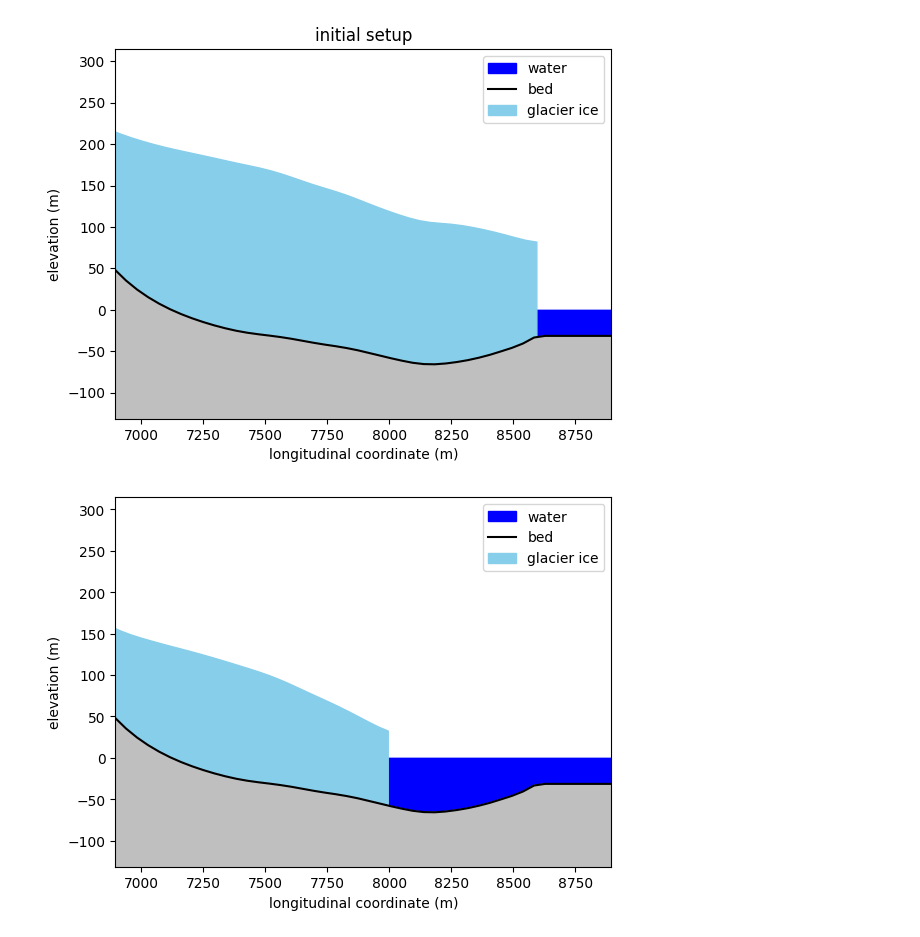
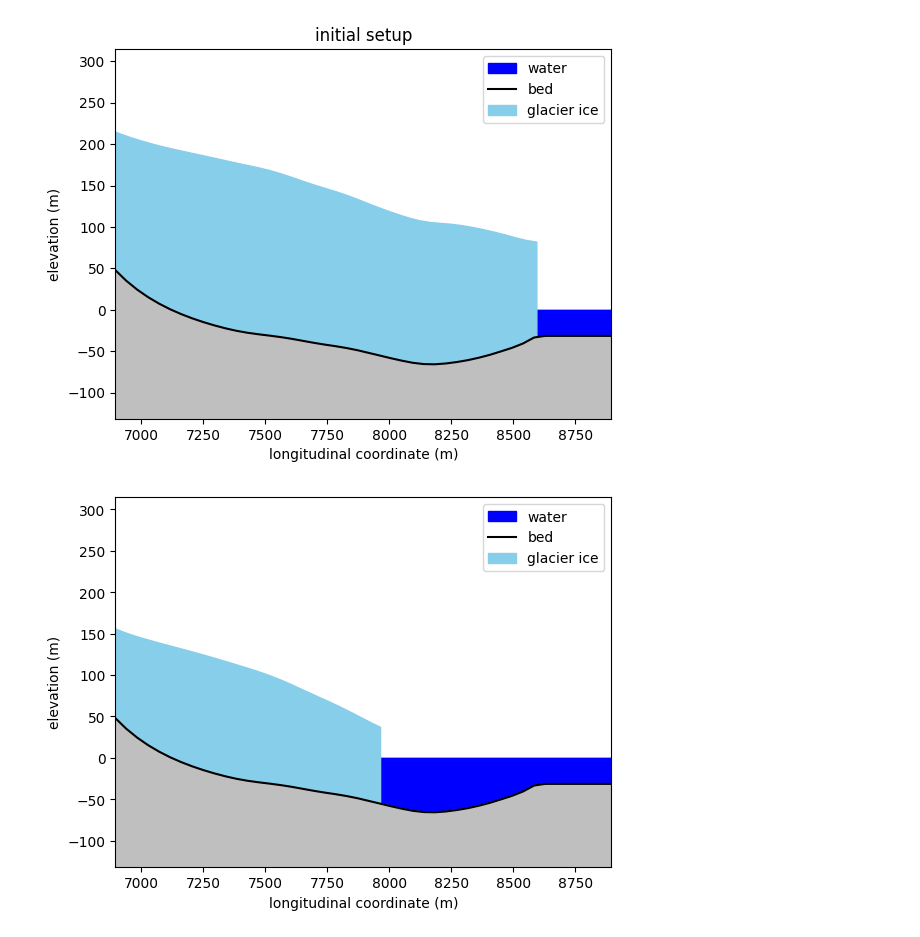
Before and after one commit to chrismiele/glimmer, a Jupyter notebook: 1D_modelling/HO_calving_model.ipynb, the cells around one changed output. Drawn from its saved outputs; the diff is of its cells as text; code cells hidden in the pictures.

```diff
--- a/1D_modelling/HO_calving_model.ipynb
+++ b/1D_modelling/HO_calving_model.ipynb
@@ -292,17 +292,19 @@ for step in trange(num_timesteps):
     d_t = d.at(x_t, 0)
     u_t = icepack.depth_average(u).at(x_t)
     a_t = a.at(x_t, 0)
+    advance = u_t*Δt
 
     f_af = max(ϱ*H_t/d_t - 1, 0.01) #fraction above flotation
     fafs.append(f_af)
 
-    calving_pressure += c_1*np.sqrt(H_t*d_t)
-    if np.random.random() > c_2*Δt*f_af and u_t*Δt + mesh_1.length < mesh_0.length:
-        u_c = 0 #no calving
+    calving_pressure += c_1*np.sqrt(H_t*d_t)*Δt
+    if np.random.random() > c_2*Δt*f_af and advance + mesh_1.length < mesh_0.length:
+        retreat = 0 #no calving
     else:
-        u_c = calving_pressure #calve the appropriate length - including any previously suppressed calving
+        retreat = calving_pressure #calve the appropriate length - including any previously suppressed calving
         calving_pressure = 0
-    Δx = ((u_c + u_t)*Δt)
+
+    Δx = advance + retreat
     Δxs.append(Δx)
 
     mesh_2 = centerline_mesh(mesh = mesh_1, n_cells = n_cells, extra_length = Δx)
@@ -316,34 +318,34 @@ for step in trange(num_timesteps):
 
     Q = s.function_space()
     base = Function(Q).project(s - H)
 
     mesh_1 = mesh_2
 
     bed_array = np.array(icepack.depth_average(bed).at(mesh_1.X, tolerance = 1e-10))
     s_array = np.array(icepack.depth_average(s).at(mesh_1.X, tolerance = 1e-10))
     H_array = np.array(icepack.depth_average(H).at(mesh_1.X, tolerance = 1e-10))
     base_array = s_array - H_array
     water_mask = (0 > bed0_array)
 
 
     plt.figure()
     plt.fill_between(mesh_0.X, bed0_array, 0, color = 'blue', where = water_mask, label = 'water')
     plt.plot(mesh_0.X, bed0_array, color = 'k', label = 'bed')
     plt.fill_between(mesh_1.X, base_array, s_array, color = 'skyblue', label = 'glacier ice')
     plt.fill_between(mesh_0.X, y_1, bed0_array, color = '0.75')
     plt.legend(loc = 'upper right')
     plt.xlabel('longitudinal coordinate (m)')
     plt.ylabel('elevation (m)')
     plt.xlim(x_1, x_2)
     plt.ylim(y_1, y_2)
     # plt.grid()
     plt.savefig(f'{step}')
     if step < num_timesteps - 1:
         plt.close()
     else:
         plt.show()
 # %% [output]
-[figure, old version]
+[figure, new version]
 # %%
 N = len(fafs)
 steps = np.arange(N)
```
Also changed, not shown: parts of 1 cell of this notebook, 1 other file.
